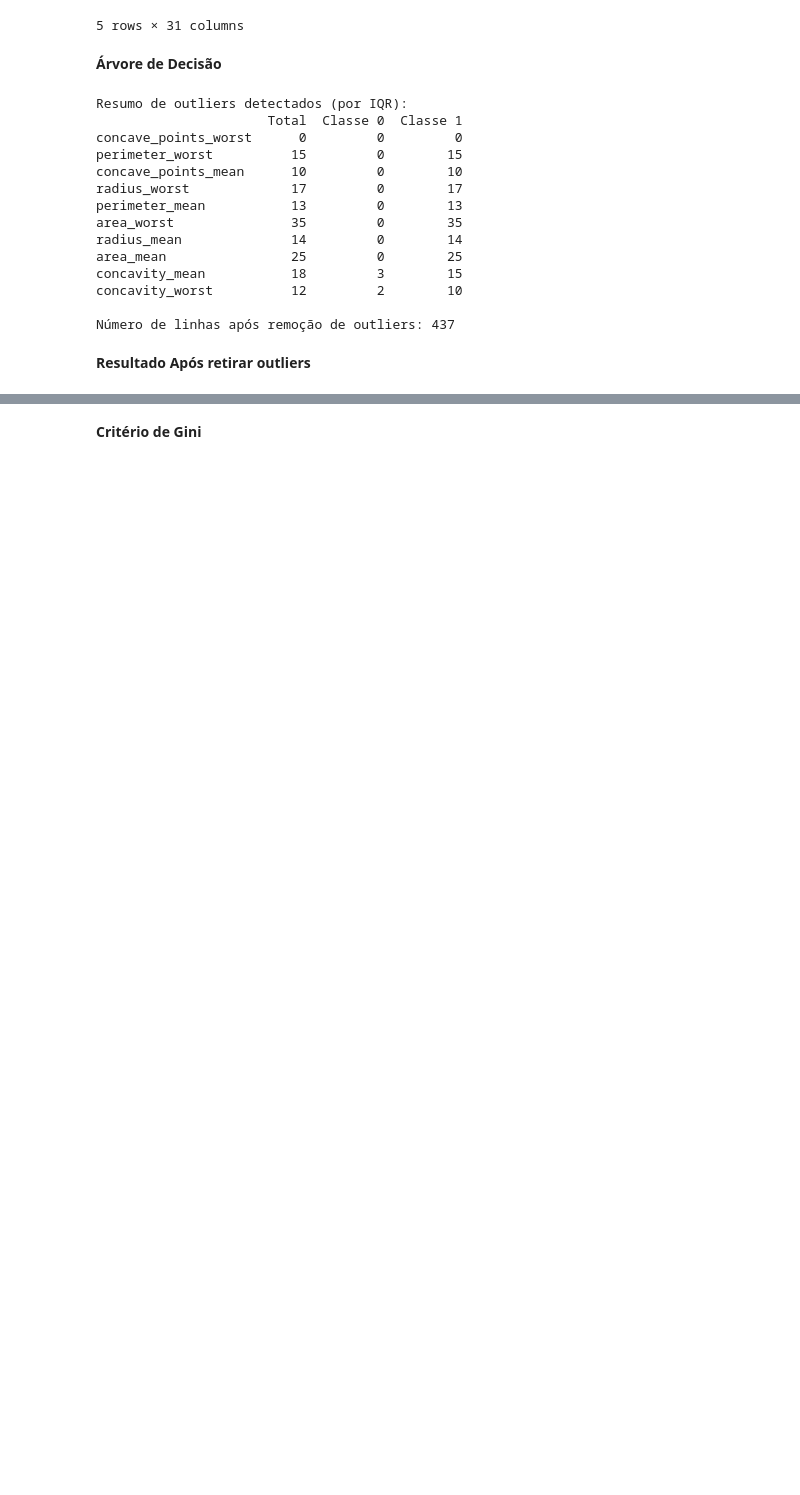
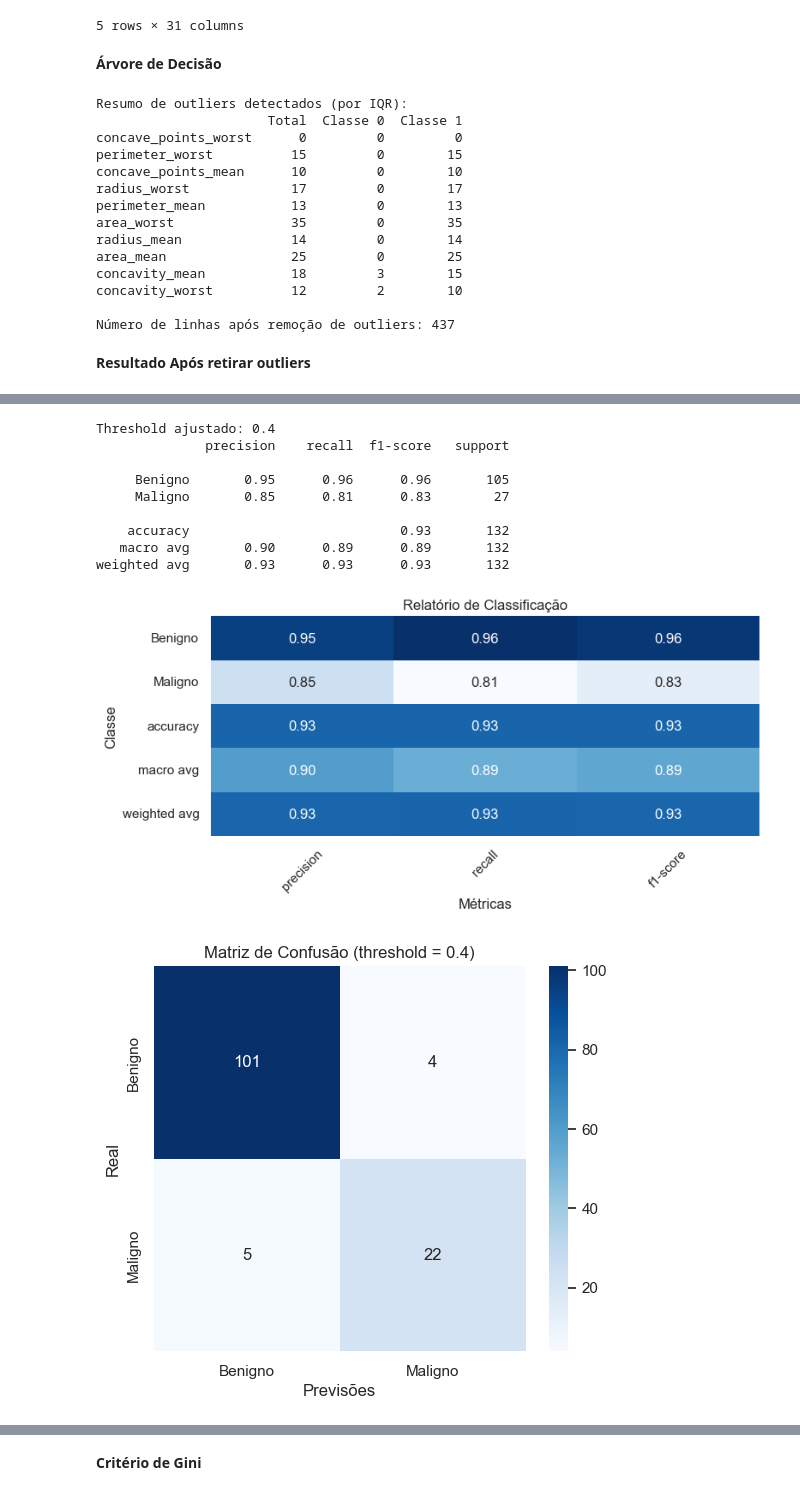
Before and after one commit to Rafaela-Pecanha/trabalho-pratico-arvore-decisao-t1, a Jupyter notebook: breast_cancer.ipynb, the cells around one changed output, grey strips where cells are left out. Drawn from its saved outputs; the diff is of its cells as text; code cells hidden in the pictures; blank space fills up the shorter version.

```diff
--- a/breast_cancer.ipynb
+++ b/breast_cancer.ipynb
@@ -331,0 +287,79 @@ weighted avg       0.92      0.92      0.92       132
+# %%
+import pandas as pd
+import matplotlib.pyplot as plt
+import seaborn as sns
+from sklearn.ensemble import RandomForestClassifier
+from sklearn.metrics import classification_report, confusion_matrix
+from sklearn.model_selection import train_test_split
+
+
+X = df_filtrado[selected_features]
+y = df_filtrado['Diagnosis']
+
+X_train, X_test, y_train, y_test = train_test_split(
+    X, y, test_size=0.3, stratify=y, random_state=42
+)
+
+clf = RandomForestClassifier(criterion='gini', random_state=42)
+clf.fit(X_train, y_train)
+
+y_probs = clf.predict_proba(X_test)[:, 1]
+
+threshold = 0.4
+
+y_pred_threshold = (y_probs >= threshold).astype(int)
+
+class_names = ['Benigno', 'Maligno']
+
+print(f"Threshold ajustado: {threshold}")
+print(classification_report(y_test, y_pred_threshold, target_names=class_names))
+
+
+report = classification_report(y_test, y_pred_threshold, target_names=class_names, output_dict=True)
+
+
+df_report = pd.DataFrame(report).T
+
+
+sns.set(style="whitegrid")
+
+plt.figure(figsize=(8, 4))
+ax = sns.heatmap(
+    df_report.drop('support', axis=1),
+    annot=True,
+    cmap="Blues",
+    fmt='.2f',
+    cbar=False,
+    yticklabels=df_report.index,
+    xticklabels=['precision', 'recall', 'f1-score']
+)
+
+plt.title('Relatório de Classificação')
+plt.ylabel('Classe')
+plt.xlabel('Métricas')
+plt.xticks(rotation=45)
+plt.tight_layout()
+plt.show()
+
+# Matriz de confusão
+cm = confusion_matrix(y_test, y_pred_threshold)
+plt.figure(figsize=(6, 5))
+sns.heatmap(cm, annot=True, fmt='d', cmap='Blues', xticklabels=class_names, yticklabels=class_names)
+plt.title(f"Matriz de Confusão (threshold = {threshold})")
+plt.xlabel("Previsões")
+plt.ylabel("Real")
+plt.show()
+
+print(df_report)
+# %% [output]
+Threshold ajustado: 0.4
+              precision    recall  f1-score   support
+
+     Benigno       0.95      0.96      0.96       105
+     Maligno       0.85      0.81      0.83        27
+
+    accuracy                           0.93       132
+   macro avg       0.90      0.89      0.89       132
+weighted avg       0.93      0.93      0.93       132
+[figure, added]
+[figure, added]
```
Also changed, not shown: parts of 7 cells of this notebook, 1 other file.
